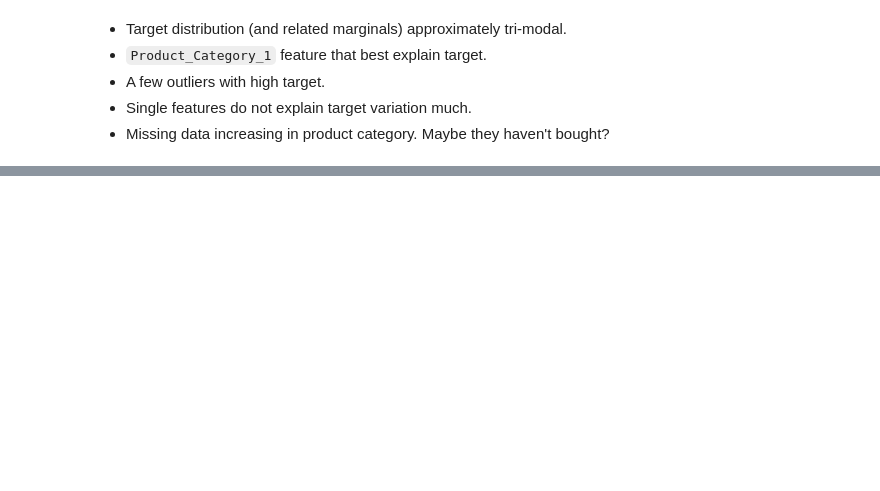
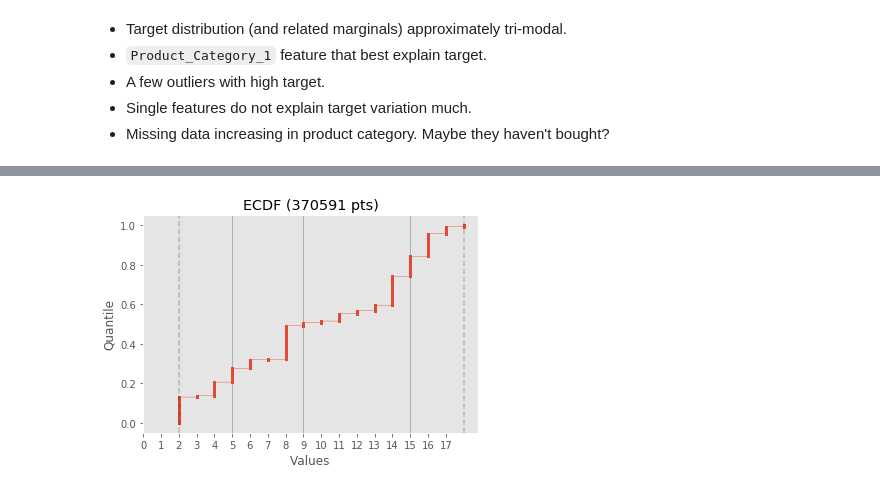
Before and after one commit to Llewlyn/Datasets-analysis, a Jupyter notebook: black_friday/1.exploratory.ipynb, the cells around one changed output, grey strips where cells are left out. Saved outputs shown, nothing was run; the diff lists cells and outputs as text; code cells hidden in the pictures; blank space fills up the shorter version.

```diff
--- a/black_friday/1.exploratory.ipynb
+++ b/black_friday/1.exploratory.ipynb
@@ -126,0 +153,6 @@ df.corr()
+# %%
+ax = plt.gca()
+tpl.ECDF(df.Product_Category_2.dropna().values, ax=ax, with_table=False)
+ax.set_xticks(range(18));
+# %% [output]
+[figure, added]
```
Also changed, not shown: parts of 4 cells of this notebook.
